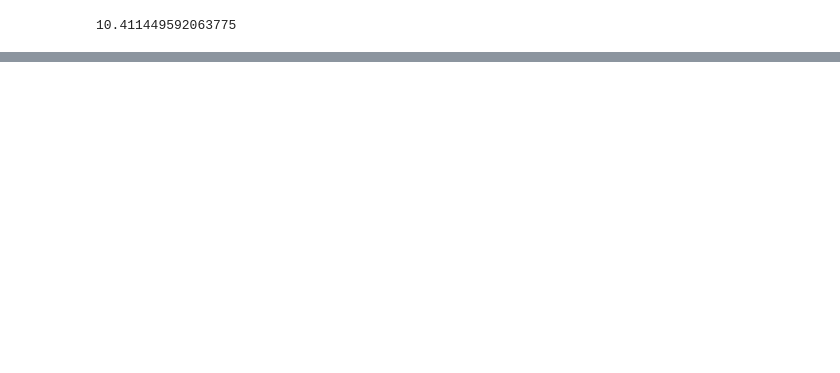
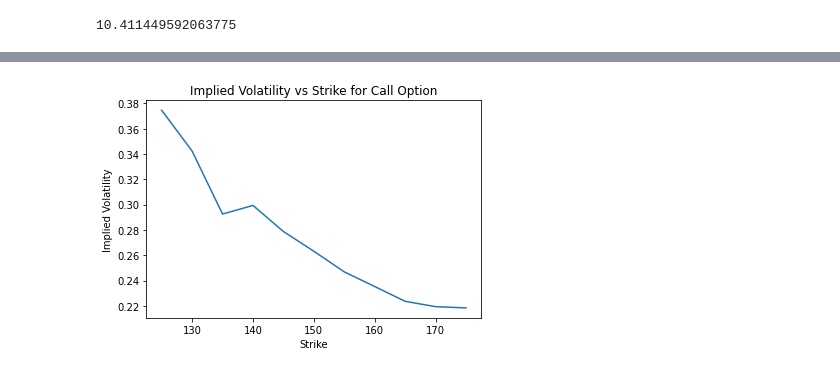
Before and after one commit to MEstrada21/FinTech-545-Spring2023, a Jupyter notebook: Week06/Project/HomeworkWeek06.ipynb, the cells around one changed output, grey strips where cells are left out. Drawn from its saved outputs; the diff is of its cells as text; code cells hidden in the pictures; blank space fills up the shorter version.

```diff
--- a/Week06/Project/HomeworkWeek06.ipynb
+++ b/Week06/Project/HomeworkWeek06.ipynb
@@ -187,0 +189,3 @@ ImpVol
+# %%
+AAPL_Options = pd.read_csv("AAPL_Options.csv")
+AAPL_Options.head()
@@ -187,0 +236,5 @@ ImpVol
+# %%
+strike_list_float_call = [float(strike) for strike in strike_list]
+strike_list_float_put = [float(strike) for strike in strike_list_put]
+price_list_float_call = [float(price) for price in price_list]
+price_list_float_put = [float(price) for price in price_list_put]
@@ -187,0 +245,28 @@ ImpVol
+# %%
+
+
+AAPL_IV_Call = [1,151.03,strike_list_float_call,0.0425,0.0053,49,price_list_float_call]
+AAPL_IV_Put = [-1,151.03,strike_list_float_put,0.0425,0.0053,49,price_list_float_put]
+
+
+
+
+#49 days
+
+
+
+
+def ArrayOfVolsGivenPrices(OptionParams, strikes, prices):
+    ImpVolatility = []
+    for i in range(len(strikes)):
+        OptionParams[2] = strikes[i]
+        OptionParams[6] = prices[i]
+        ImpVolatility.append(BSMertonImpledVolFinder(OptionParams).implied_volatility())
+    return ImpVolatility
+
+
+impVolatilityCallSide =ArrayOfVolsGivenPrices(AAPL_IV_Call,strike_list_float_call,price_list_float_call)
+impVolatilityPutSide =ArrayOfVolsGivenPrices(AAPL_IV_Put,strike_list_float_put,price_list_float_put)
+
+impVolatilityCallSide
+impVolatilityPutSide
@@ -187,0 +285,11 @@ ImpVol
+# %%
+impVolatilityCallSide
+
+#take values from Imp Volatility Call side and plot it on a graph
+plt.plot(strike_list_float_call, impVolatilityCallSide)
+plt.xlabel('Strike')
+plt.ylabel('Implied Volatility')
+plt.title('Implied Volatility vs Strike for Call Option')
+plt.show()
+# %% [output]
+[figure, added]
```
Also changed, not shown: parts of 16 cells of this notebook, 2 other files.
